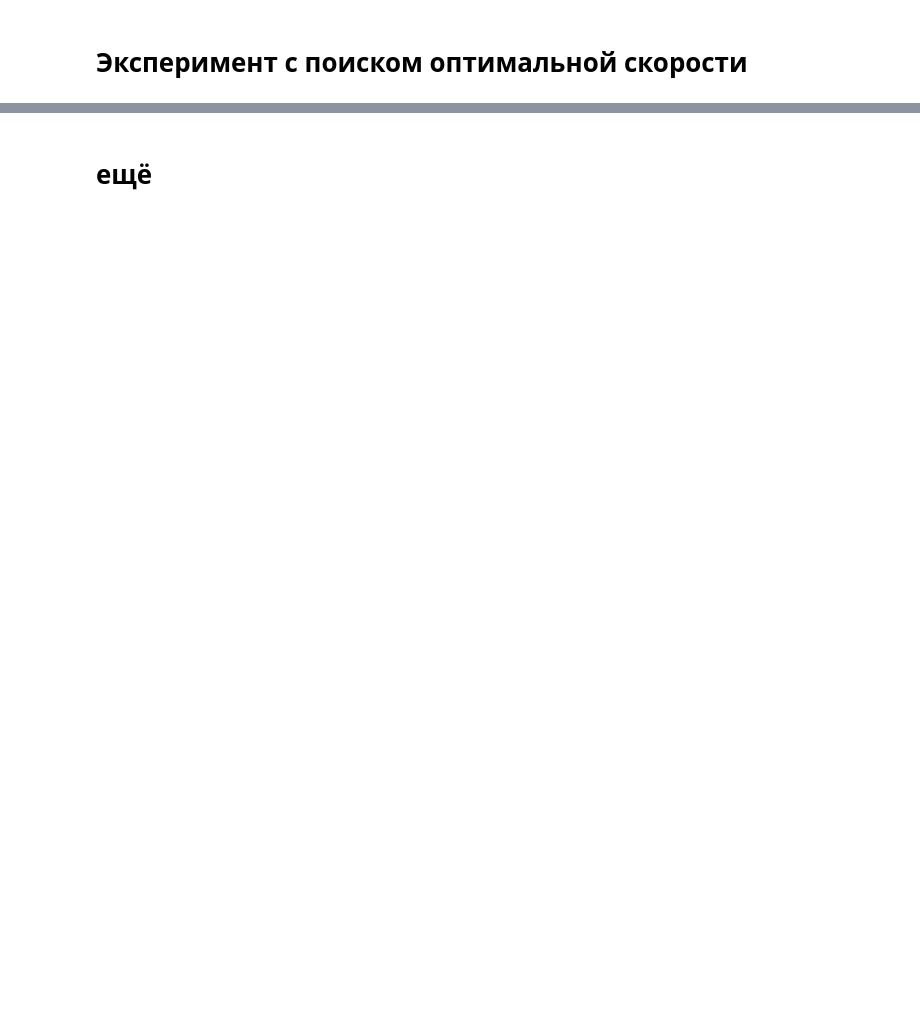
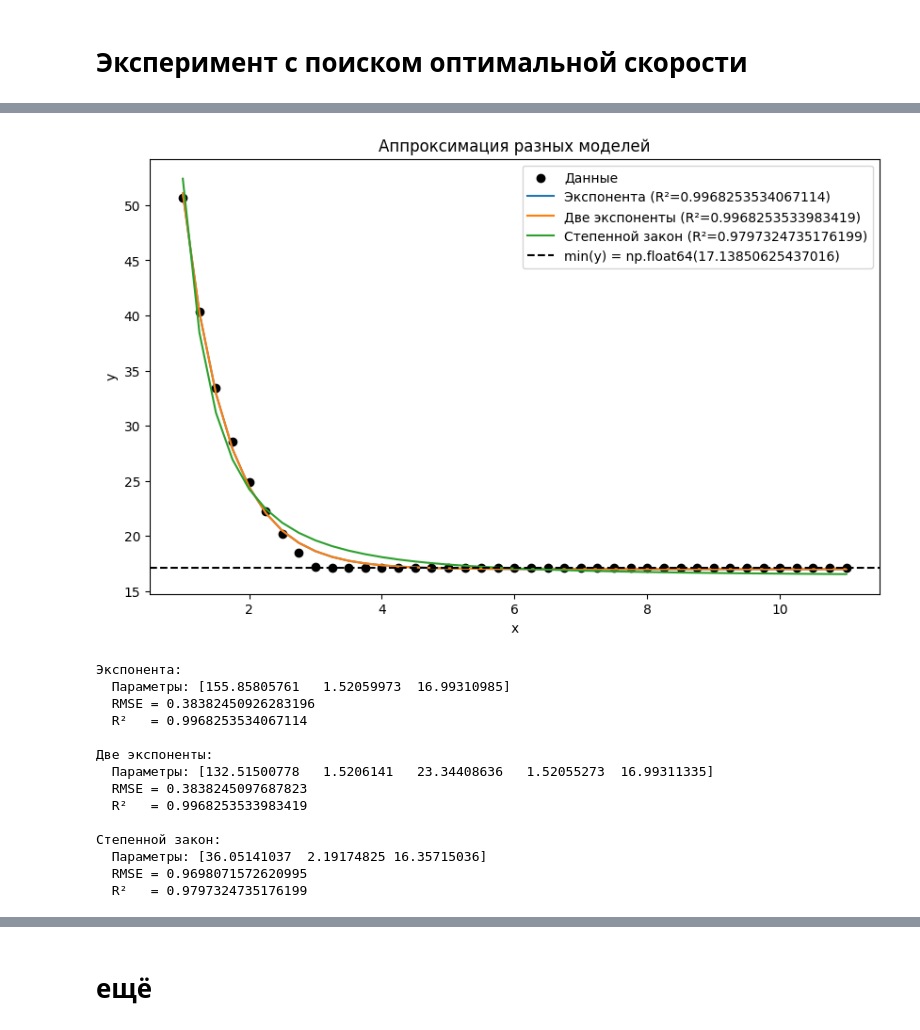
Before and after one commit to nodax-hub/Simulate, a Jupyter notebook: copmensate.ipynb, the cells around one changed output, grey strips where cells are left out. Cells and saved outputs as stored; diff of their text form; code cells hidden in the pictures; blank space fills up the shorter version.

```diff
--- a/copmensate.ipynb
+++ b/copmensate.ipynb
@@ -1140,0 +483,4 @@ plot_norma_interval_by_speed(res)
+# %%
+x = np.array([float(k) for k in res.keys()])
+y1 = np.array([v['left_bound'] for v in res.values()])
+y2 = np.array([v['right_bound'] for v in res.values()])
@@ -1140,0 +542,18 @@ plot_norma_interval_by_speed(res)
+# %%
+appro(x, y1)
+# %% [output]
+[figure, added]
+Экспонента:
+  Параметры: [155.85805761   1.52059973  16.99310985]
+  RMSE = 0.38382450926283196
+  R²   = 0.9968253534067114
+
+Две экспоненты:
+  Параметры: [132.51500778   1.5206141   23.34408636   1.52055273  16.99311335]
+  RMSE = 0.3838245097687823
+  R²   = 0.9968253533983419
+
+Степенной закон:
+  Параметры: [36.05141037  2.19174825 16.35715036]
+  RMSE = 0.9698071572620995
+  R²   = 0.9797324735176199
```
Also changed, not shown: parts of 58 cells of this notebook, 4 other files.
